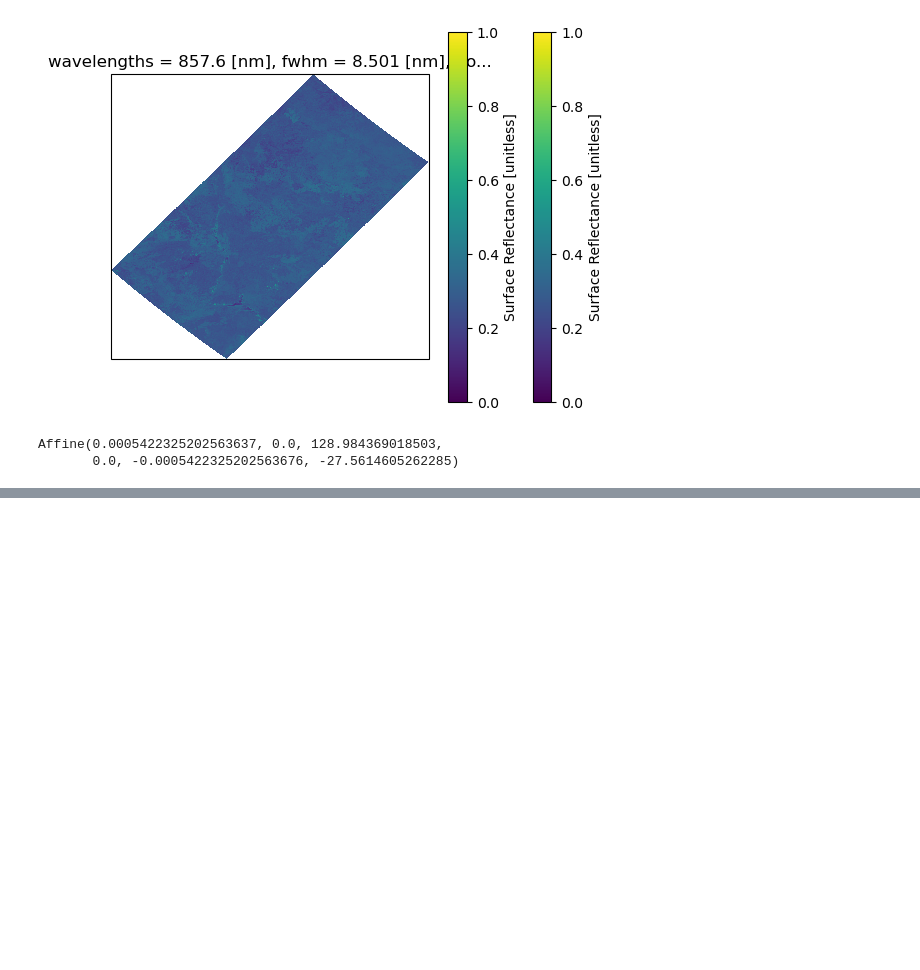
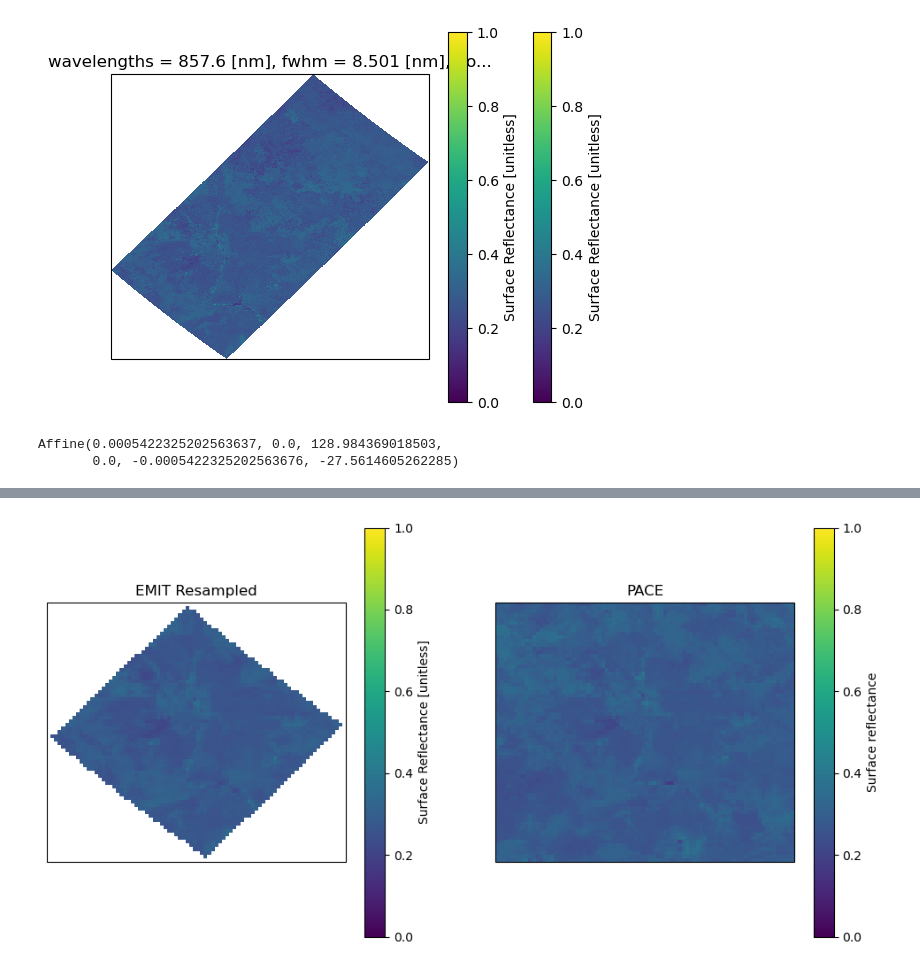
Before and after one commit to nasa/VITALS, a Jupyter notebook: community_contributed/PACE_EMIT/02_Align_PACE_EMIT_Grids.ipynb, the cells around one changed output, grey strips where cells are left out. Saved outputs shown, nothing was run; the diff lists cells and outputs as text; code cells hidden in the pictures; blank space fills up the shorter version.

```diff
--- a/community_contributed/PACE_EMIT/02_Align_PACE_EMIT_Grids.ipynb
+++ b/community_contributed/PACE_EMIT/02_Align_PACE_EMIT_Grids.ipynb
@@ -81,0 +209,6 @@ ortho.reflectance.sel({"wavelengths":860}, method="nearest").plot(vmin=0, vmax=0
+# %%
+# Resample EMIT Data
+emit_chunked = emit2.reflectance.transpose("wavelengths",...)
+# %%
+emit_resample = emit_chunked.rio.reproject_match(pace_rfl_gridded, resampling=rasterio.warp.Resampling.average)
+emit_resample
@@ -81,0 +233,9 @@ ortho.reflectance.sel({"wavelengths":860}, method="nearest").plot(vmin=0, vmax=0
+# %%
+fig, ax = plt.subplots(1,2,figsize=(12, 6),subplot_kw=dict(projection=ccrs.PlateCarree()))
+emit_resample.sel({"wavelengths":860}, method="nearest").plot(vmin=0, vmax=1, ax=ax[0], transform=ccrs.PlateCarree())
+pace_rfl_gridded.sel({"wavelength_3d":860}, method="nearest").plot(vmin=0, vmax=1, ax=ax[1], transform=ccrs.PlateCarree())
+ax[0].set_title("EMIT Resampled")
+ax[1].set_title("PACE")
+plt.show()
+# %% [output]
+[figure, added]
```
Also changed, not shown: parts of 9 cells of this notebook.
